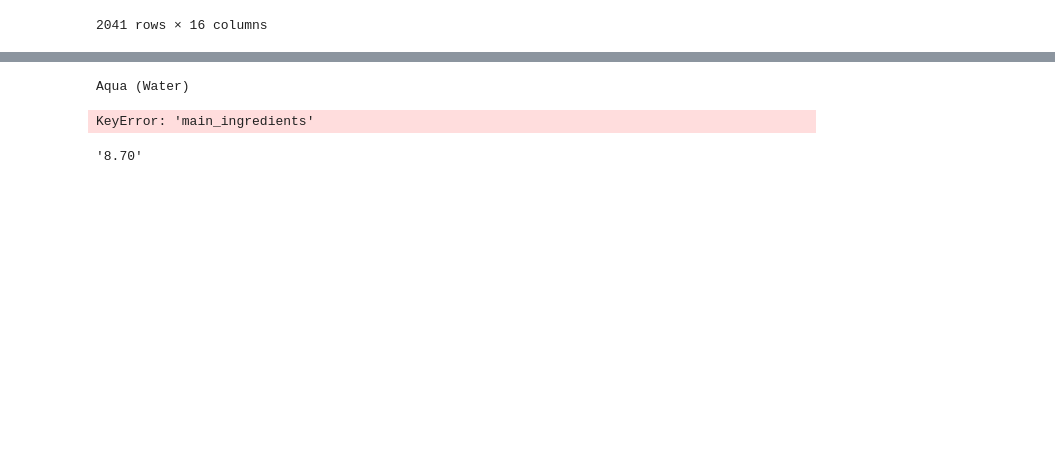
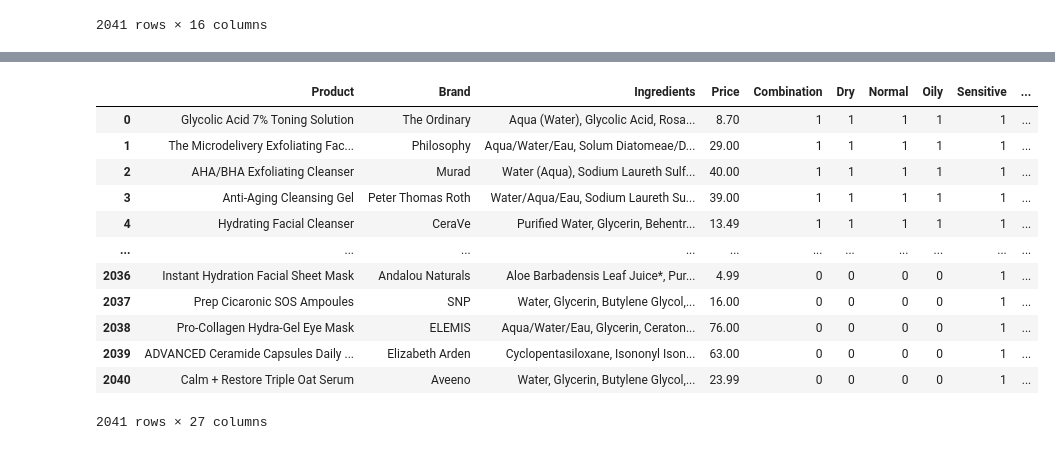
Before and after one commit to ZaneFadul/skincare_classification, a Jupyter notebook: 2.Preprocessing/Step2_Ingredient_processing.ipynb, the cells around one changed output, grey strips where cells are left out. Drawn from its saved outputs; the diff is of its cells as text; code cells hidden in the pictures; blank space fills up the shorter version.

Commit message:
Finish ingredient matching

```diff
--- a/2.Preprocessing/Step2_Ingredient_processing.ipynb
+++ b/2.Preprocessing/Step2_Ingredient_processing.ipynb
@@ -245,0 +242,9 @@ Water (Aqua)
+# %%
+from iteration_utilities import deepflatten
+flatten_list = []
+for i in range(len(df_cleaned.ingredients_category_list)):
+    flat = list(deepflatten(df_cleaned["ingredients_category_list"][i], depth =1))
+    flatten_list.append(flat)
+# %%
+df_cleaned["ingredients_category_list"] = flatten_list
+df_cleaned
@@ -246,15 +330,42 @@ Water (Aqua)
 # %%
-#main =[]
+top3 =[]
 for i in range(len(df_cleaned)):
     main = df_cleaned.inactive_ingredient[i].split(", ")[:4]
-    print(main[0]) #print all the ways water is listed
+    #print(main[0]) #print all the ways water is listed
     if ("Water" or "Aqua" or "Eau" or "Water (Aqua)" in main[0]):
         main = main[1:4]
-    df_cleaned['main_ingredients'][i] = main
+    else:
+        main = main[:3]
+    top3.append(main)
+
+df_cleaned["top_3"] = top3
-# %% [output]
-Aqua (Water)
-KeyError: 'main_ingredients'
-# %%
-df_cleaned['Price'][0]
-# %% [output]
-'8.70'
+# %%
+top_categories ={}
+for Ingredients in df_cleaned['top_3'].values:
+    for i in Ingredients:
+        top_categories[i] = ingredients_category_dict.get(i)
+
+top3category = []
+for Ingredients in df_cleaned['top_3'].values:
+    temp_list = []
+    for i in Ingredients:
+        i = i.lower()
+        temp_list.append(top_categories.get(i))
+    top3category.append(temp_list)
+df_cleaned["top3_category_list"] = top3category
+# %%
+df_cleaned.drop(["Skin Type", "active_ingredient", "active_ingredient_list"], axis =1)
+# %% [output]
+|  | Product | Brand | Ingredients | Price | Combination | Dry | Normal | Oily | Sensitive | ... |
+| 0 | Glycolic Acid 7% Toning Solution | The Ordinary | Aqua (Water), Glycolic Acid, Rosa... | 8.70 | 1 | 1 | 1 | 1 | 1 | ... |
+| 1 | The Microdelivery Exfoliating Fac... | Philosophy | Aqua/Water/Eau, Solum Diatomeae/D... | 29.00 | 1 | 1 | 1 | 1 | 1 | ... |
+| 2 | AHA/BHA Exfoliating Cleanser | Murad | Water (Aqua), Sodium Laureth Sulf... | 40.00 | 1 | 1 | 1 | 1 | 1 | ... |
+| 3 | Anti-Aging Cleansing Gel | Peter Thomas Roth | Water/Aqua/Eau, Sodium Laureth Su... | 39.00 | 1 | 1 | 1 | 1 | 1 | ... |
+| 4 | Hydrating Facial Cleanser | CeraVe | Purified Water, Glycerin, Behentr... | 13.49 | 1 | 1 | 1 | 1 | 1 | ... |
+| ... | ... | ... | ... | ... | ... | ... | ... | ... | ... | ... |
+| 2036 | Instant Hydration Facial Sheet Mask | Andalou Naturals | Aloe Barbadensis Leaf Juice*, Pur... | 4.99 | 0 | 0 | 0 | 0 | 1 | ... |
+| 2037 | Prep Cicaronic SOS Ampoules | SNP | Water, Glycerin, Butylene Glycol,... | 16.00 | 0 | 0 | 0 | 0 | 1 | ... |
+| 2038 | Pro-Collagen Hydra-Gel Eye Mask | ELEMIS | Aqua/Water/Eau, Glycerin, Ceraton... | 76.00 | 0 | 0 | 0 | 0 | 1 | ... |
+| 2039 | ADVANCED Ceramide Capsules Daily ... | Elizabeth Arden | Cyclopentasiloxane, Isononyl Ison... | 63.00 | 0 | 0 | 0 | 0 | 1 | ... |
+| 2040 | Calm + Restore Triple Oat Serum | Aveeno | Water, Glycerin, Butylene Glycol,... | 23.99 | 0 | 0 | 0 | 0 | 1 | ... |
+2041 rows × 27 columns
```
Also changed, not shown: parts of 23 cells of this notebook, 2 other files.
